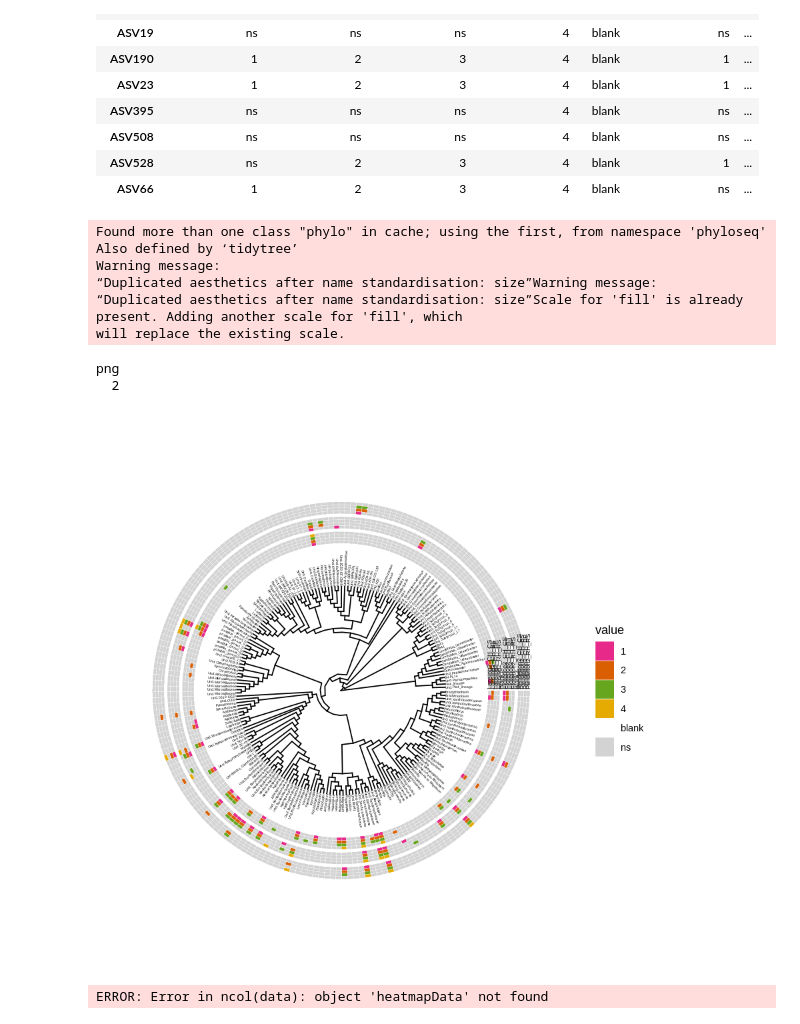
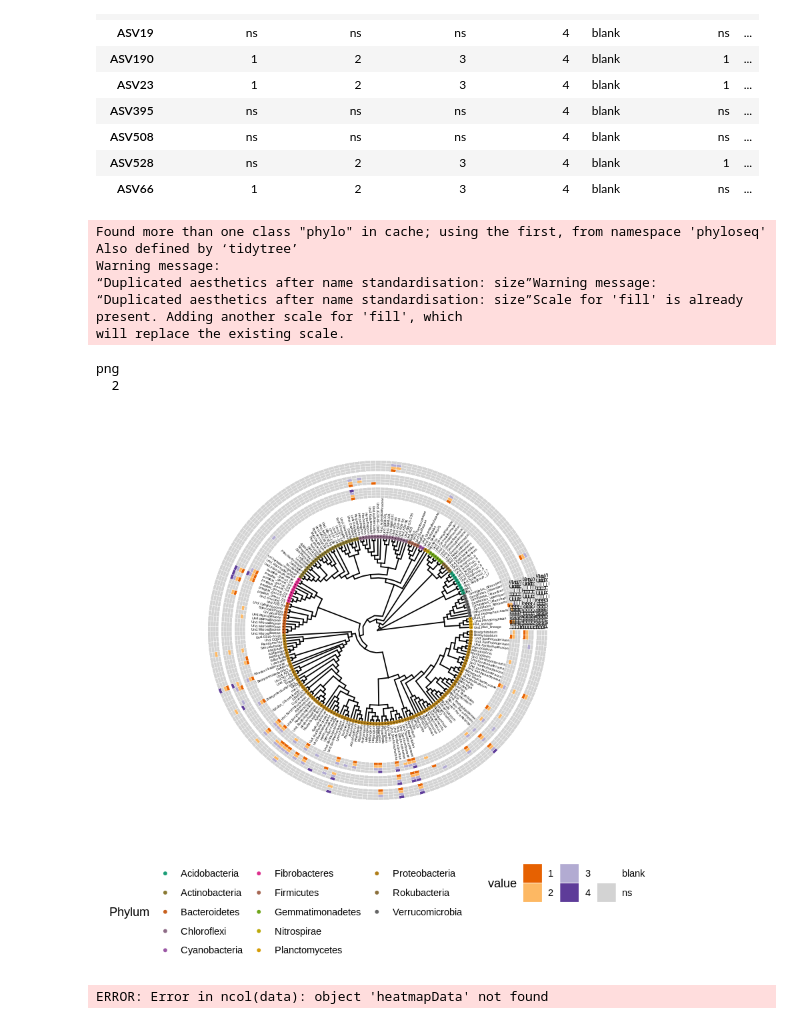
Before and after one commit to bdemmett/Hyphosphere, a Jupyter notebook: notebooks/MiSeqRuns/11_ggtree_test-explore.ipynb, the cells around one changed output. Cells and saved outputs as stored; diff of their text form; code cells hidden in the pictures.

```diff
--- a/notebooks/MiSeqRuns/11_ggtree_test-explore.ipynb
+++ b/notebooks/MiSeqRuns/11_ggtree_test-explore.ipynb
@@ -562,32 +529,44 @@ cs = brewer.pal(7,"Dark2")
+# %%
+ColorCount = df.tax$Phylum %>% unique() %>% length()
+getPalette = colorRampPalette(brewer.pal(8, "Dark2"))
+Pcs = getPalette(ColorCount)
+
+cs = (brewer.pal(4, 'PuOr'))
 # %%
 p  = ggtree(MyTree, layout = "circular", branch.length = "none") %<+% df.tax
 #p = ggtree(MyTree)%<+% df.tax
-p = p +  geom_tiplab(aes(label = GenusLabel), align = TRUE, size = 1)
+p = p +
+geom_tippoint(aes(color=Phylum), size=1) +
+geom_tiplab(aes(label = GenusLabel),hjust = -.1, align = TRUE, size = 1)+
+
+    scale_color_manual(values = Pcs, guide = guide_legend(ncol = 3))
 
 p = gheatmap(p, testcirc, offset=10, width=0.4, colnames_position = NULL,
          colnames_angle=90, hjust=0, colnames_offset_y = .25, font.size = 2) +
-       scale_fill_manual(breaks=c( "1", "2","3","4", "blank", "ns" ),values=c(cs[4],cs[2],cs[5],cs[6], "White", "Light Grey"))
-           # scale_fill_viridis_d(option="D", name='discrete\nvalue')
-            # scale_color_manual(breaks=c("ns", "sig"), values=c("White", "Red"), name="HASV")
+       scale_fill_manual(breaks=c( "1", "2","3","4", "blank", "ns" ),values=c(cs[1],cs[2],cs[3],cs[4], "White", "Light Grey")) +
+    theme(legend.position = 'bottom')
+
+#            # scale_fill_viridis_d(option="D", name='discrete\nvalue')
+#             # scale_color_manual(breaks=c("ns", "sig"), values=c("White", "Red"), name="HASV")
 
 
-#p2 <- p1 + new_scale_fill()
+# #p2 <- p1 + new_scale_fill()
 p
 
 outfile = file.path(out_Dir, 'CircularTree_controls.pdf')
-pdf(outfile, width = 9.5, height = 7.5, useDingbats = FALSE)
+pdf(outfile, width = 7.036, height = 9, useDingbats = FALSE)
 p
 dev.off()
 # %% [output]
 Found more than one class "phylo" in cache; using the first, from namespace 'phyloseq'
 Also defined by ‘tidytree’
 Warning message:
 “Duplicated aesthetics after name standardisation: size”Warning message:
 “Duplicated aesthetics after name standardisation: size”Scale for 'fill' is already present. Adding another scale for 'fill', which
 will replace the existing scale.
 png
   2
-[figure, old version]
+[figure, new version]
 # %%
 # heatmap.colours <- c("white","grey","seagreen3","darkgreen",
 #                     "green","brown","tan","red","orange",
```
Also changed, not shown: parts of 8 cells of this notebook, 9 other files.
